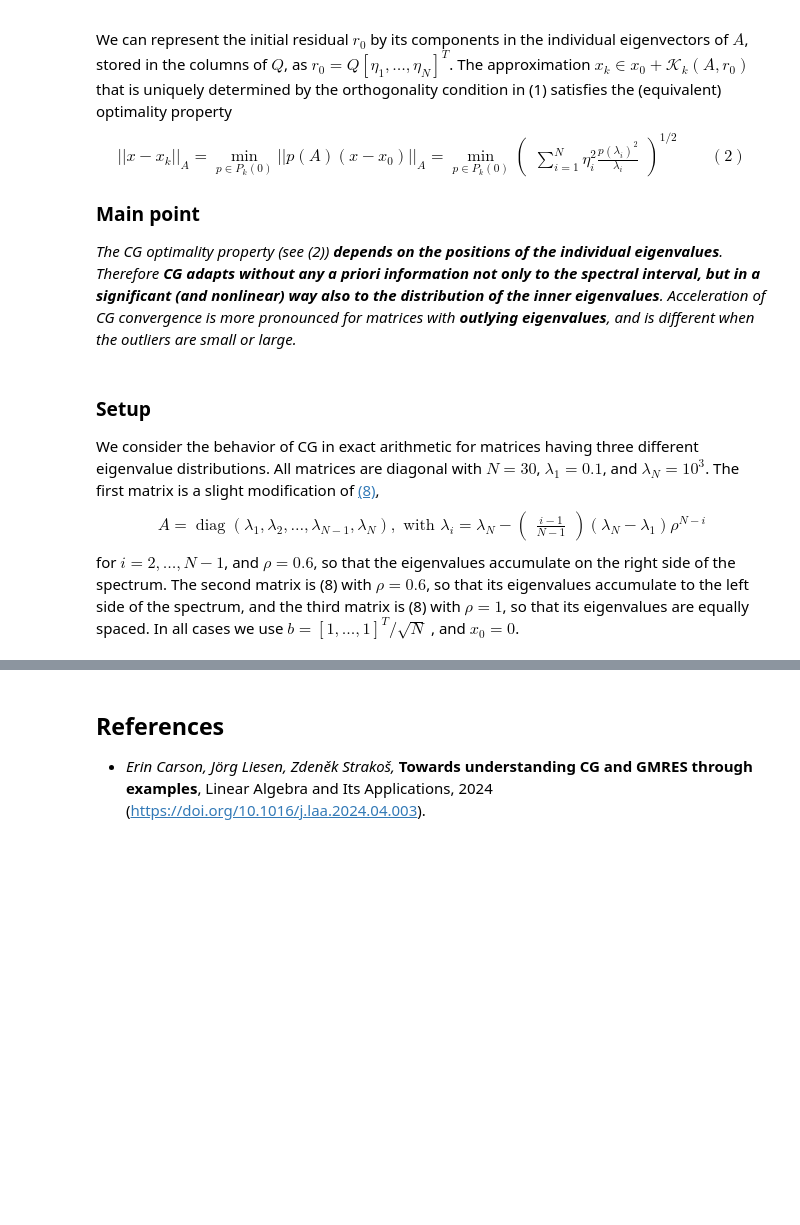
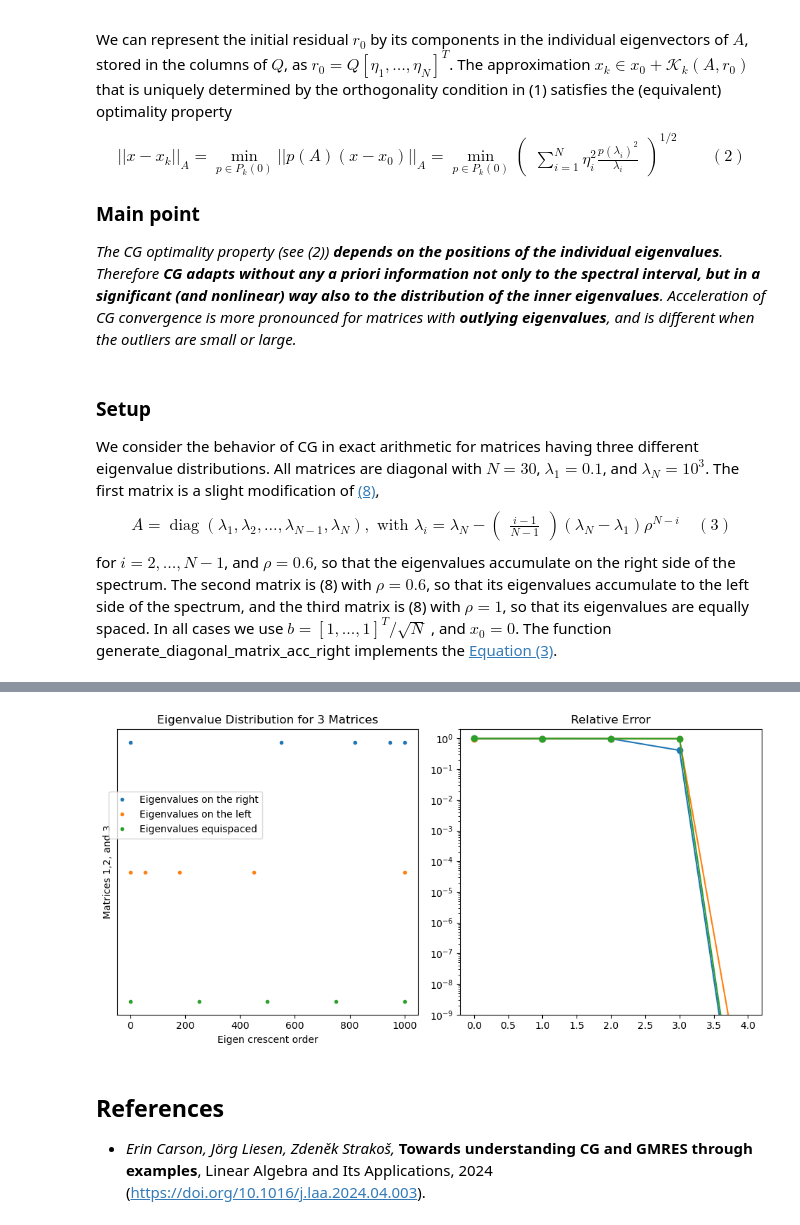
Before and after one commit to luizmc/Krylov, a Jupyter notebook: Krylov_CLS.ipynb, the cells around one changed output, grey strips where cells are left out. Saved outputs shown, nothing was run; the diff lists cells and outputs as text; code cells hidden in the pictures; blank space fills up the shorter version.

```diff
--- a/Krylov_CLS.ipynb
+++ b/Krylov_CLS.ipynb
@@ -291,12 +355,83 @@ the outliers are small or large.*
 ### Setup
 We consider the behavior of CG in exact arithmetic for matrices having three
 diﬀerent eigenvalue distributions. All matrices are diagonal with $N = 30$, $\lambda_1 = 0.1$, and $\lambda_N=10^3$. The ﬁrst matrix is a slight modiﬁcation of [(8)](#eq8),
+ <a name="eq3"></a>
 $$
-A=\operatorname{diag}(\lambda_1,\lambda_2,\dots,\lambda_{N-1},\lambda_{N}),\text{ with } \lambda_i=\lambda_N-\begin{pmatrix}\frac{i-1}{N-1}\end{pmatrix}(\lambda_N-\lambda_1)\rho^{N-i}
+A=\operatorname{diag}(\lambda_1,\lambda_2,\dots,\lambda_{N-1},\lambda_{N}),\text{ with } \lambda_i=\lambda_N-\begin{pmatrix}\frac{i-1}{N-1}\end{pmatrix}(\lambda_N-\lambda_1)\rho^{N-i}\quad (3)
 $$
 for $i=2,\dots,N-1$, and $ \rho= 0.6$, so that the eigenvalues accumulate on the
 right side of the spectrum. The second matrix is (8) with $ \rho= 0.6$, so that its eigenvalues
 accumulate to the left side of the spectrum, and the third matrix is (8) with
 $ \rho= 1$,
 so that its eigenvalues are equally spaced. In all cases we use $b = [1, . . . , 1]^T/ \sqrt{N}$ , and
-$x_0 = 0$.
+$x_0 = 0$. The function generate_diagonal_matrix_acc_right implements the [Equation (3)](#eq3).
+# %%
+rho = .6
+lambda_1 = 0.1
+lambda_N = 10.0**3
+N = 5
+Ar = generate_diagonal_matrix_acc_right(rho, lambda_1, N, lambda_N)
+vector1=np.diag(Ar)
+b = np.ones_like(vector1)/np.sqrt(N)
+x0 = np.zeros_like(b)
+sol = np.linalg.solve(Ar,b)
+appsol, num_iterations, relerrorvec1, relresvec1 = cg_cls(Ar, b, x0, sol)
+print("Iteration number of matrix A right:", num_iterations)
+print("Error  of matrix A right:", relerrorvec1)
+print("Residual  of matrix A right:", relresvec1)
+
+Al = generate_diagonal_matrix_acc_left(rho, lambda_1, N, lambda_N)
+vector2=np.diag(Al)
+b = np.ones_like(vector2)/np.sqrt(N)
+x0 = np.zeros_like(b)
+sol = np.linalg.solve(Al,b)
+appsol, num_iterations, relerrorvec2, relresvec2 = cg_cls(Al, b, x0, sol)
+print("Iteration number of matrix A left:", num_iterations)
+print("Error  of matrix A left:", relerrorvec2)
+print("Residual  of matrix A left:", relresvec2)
+print('eigen left',vector2)
+
+rho=1.
+Am = generate_diagonal_matrix_acc_left(rho, lambda_1, N, lambda_N)
+vector3=np.diag(Am)
+sol = np.linalg.solve(Am,b)
+appsol, num_iterations, relerrorvec3, relresvec3 = cg_cls(Am, b, x0, sol)
+print("Iteration number of matrix A equi:", num_iterations)
+print("Error  of matrix A equi:", relerrorvec3)
+print("Residual  of matrix A equi:", relresvec3)
+print('eigen equal',vector3)
+
+fig, axs = plt.subplots(1, 2, figsize=(10, 5))
+
+# Plot the first vector on the first subplot
+y_values = np.ones_like(vector1)+2
+axs[0].plot(vector1,y_values,marker='o', linestyle='', markersize=3,label='Eigenvalues on the right')
+y_values = np.ones_like(vector2)+1
+axs[0].plot(vector2,y_values,marker='o', linestyle='', markersize=3,label='Eigenvalues on the left')
+y_values = np.ones_like(vector3)
+axs[0].plot(vector3,y_values,marker='o', linestyle='', markersize=3,label='Eigenvalues equispaced')
+
+axs[0].set_xlabel('Eigen crescent order')
+axs[0].set_ylabel('Matrices 1,2, and 3')
+axs[0].set_title('Eigenvalue Distribution for 3 Matrices')
+
+# Add legend
+axs[0].legend(loc='upper right', bbox_to_anchor=(.5, .8))
+axs[0].set_yticks([])
+
+
+# Plot the second vector on the second subplot
+axs[1].plot(relerrorvec1,marker='o',label='Relative error right')
+axs[1].plot(relerrorvec2, marker='o',label='Relative error left')
+axs[1].plot(relerrorvec3,marker='o', label='Relative error left')
+
+axs[1].set_title('Relative Error')
+axs[1].set_yscale('log')
+#axs[1].legend(loc='upper right', bbox_to_anchor=(.5, .8))
+axs[1].set_ylim(10**(-9), 2)
+# Adjust layout to prevent overlap
+plt.tight_layout()
+
+# Show the plot
+plt.show()
+# %% [output]
@@ -303,3 +455,4 @@ $x_0 = 0$.
+[figure, added]
 # %% [markdown]
 
 
```
Also changed, not shown: parts of 4 cells of this notebook, 2 other files.
